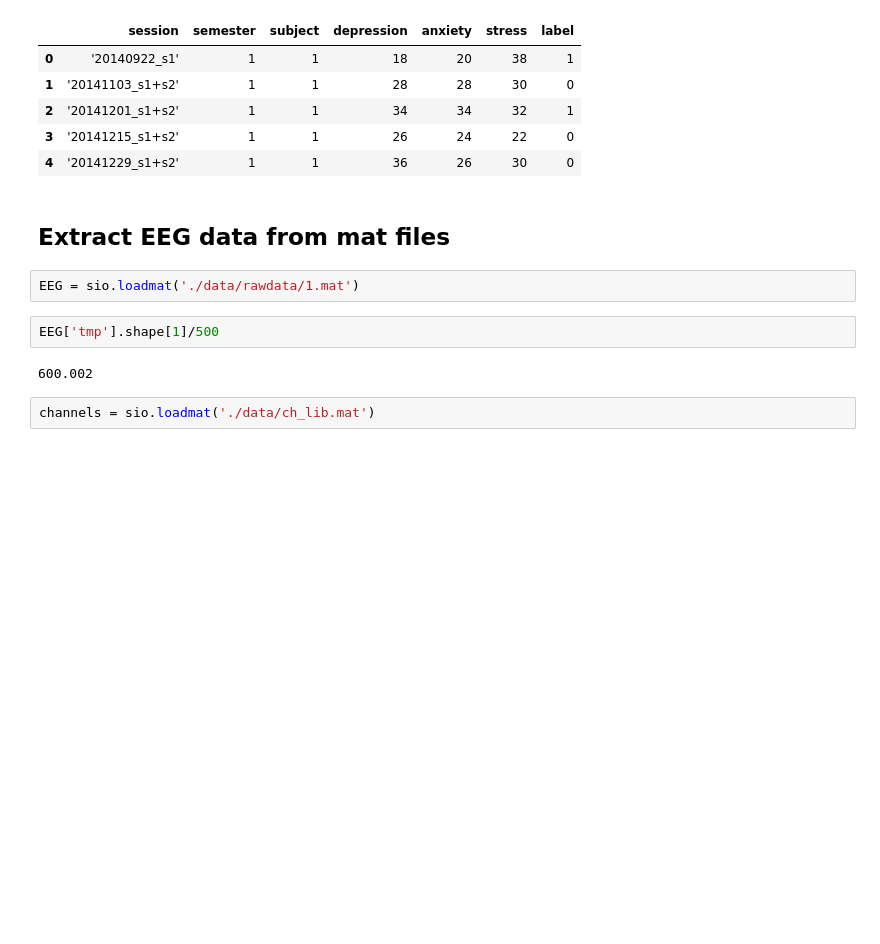
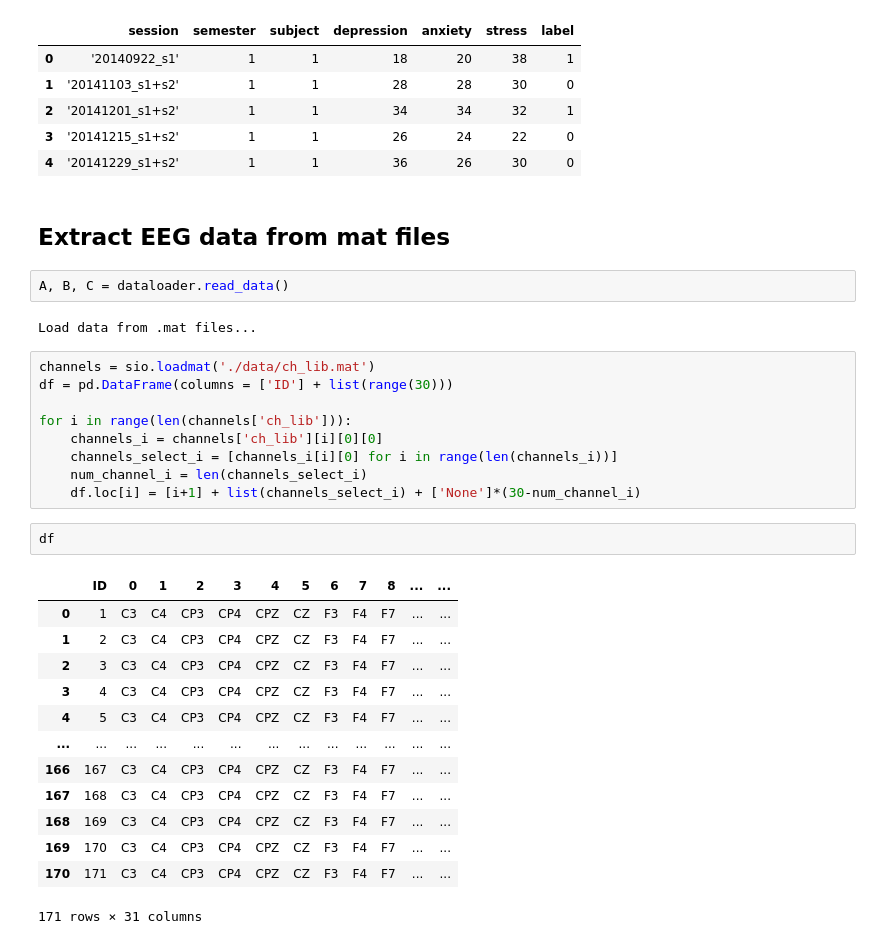
Before and after one commit to hundredball/Classroom_stress, a Jupyter notebook: data_analysis.ipynb, the cells around one changed output. Cells and saved outputs as stored; diff of their text form; blank space fills up the shorter version.

Commit message:
dataloader returns channel information and recording system

```diff
--- a/data_analysis.ipynb
+++ b/data_analysis.ipynb
@@ -55,12 +94,33 @@ df.head()
 | 4 | '20141229_s1+s2' | 1 | 1 | 36 | 26 | 30 | 0 |
 # %% [markdown]
 ## Extract EEG data from mat files
-# %%
-EEG = sio.loadmat('./data/rawdata/1.mat')
-# %%
-EEG['tmp'].shape[1]/500
-# %% [output]
-600.002
-# %%
-channels = sio.loadmat('./data/ch_lib.mat')
+# %%
+A, B, C = dataloader.read_data()
+# %% [output]
+Load data from .mat files...
+# %%
+channels = sio.loadmat('./data/ch_lib.mat')
+df = pd.DataFrame(columns = ['ID'] + list(range(30)))
+
+for i in range(len(channels['ch_lib'])):
+    channels_i = channels['ch_lib'][i][0][0]
+    channels_select_i = [channels_i[i][0] for i in range(len(channels_i))]
+    num_channel_i = len(channels_select_i)
+    df.loc[i] = [i+1] + list(channels_select_i) + ['None']*(30-num_channel_i)
+# %%
+df
+# %% [output]
+|  | ID | 0 | 1 | 2 | 3 | 4 | 5 | 6 | 7 | 8 | ... | ... |
+| 0 | 1 | C3 | C4 | CP3 | CP4 | CPZ | CZ | F3 | F4 | F7 | ... | ... |
+| 1 | 2 | C3 | C4 | CP3 | CP4 | CPZ | CZ | F3 | F4 | F7 | ... | ... |
+| 2 | 3 | C3 | C4 | CP3 | CP4 | CPZ | CZ | F3 | F4 | F7 | ... | ... |
+| 3 | 4 | C3 | C4 | CP3 | CP4 | CPZ | CZ | F3 | F4 | F7 | ... | ... |
+| 4 | 5 | C3 | C4 | CP3 | CP4 | CPZ | CZ | F3 | F4 | F7 | ... | ... |
+| ... | ... | ... | ... | ... | ... | ... | ... | ... | ... | ... | ... | ... |
+| 166 | 167 | C3 | C4 | CP3 | CP4 | CPZ | CZ | F3 | F4 | F7 | ... | ... |
+| 167 | 168 | C3 | C4 | CP3 | CP4 | CPZ | CZ | F3 | F4 | F7 | ... | ... |
+| 168 | 169 | C3 | C4 | CP3 | CP4 | CPZ | CZ | F3 | F4 | F7 | ... | ... |
+| 169 | 170 | C3 | C4 | CP3 | CP4 | CPZ | CZ | F3 | F4 | F7 | ... | ... |
+| 170 | 171 | C3 | C4 | CP3 | CP4 | CPZ | CZ | F3 | F4 | F7 | ... | ... |
+171 rows × 31 columns
 # %%
```
Also changed, not shown: parts of 9 cells of this notebook, 4 other files.
